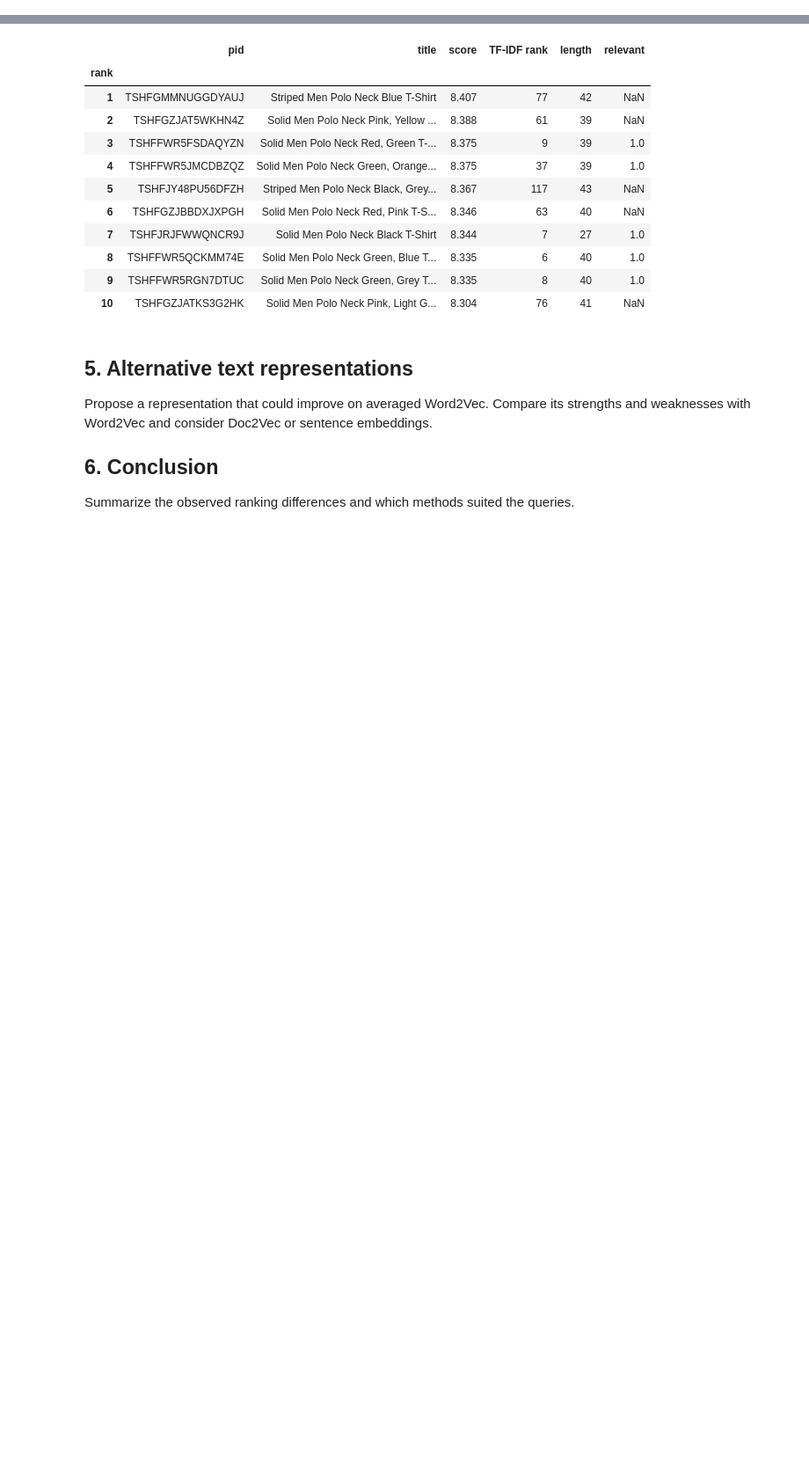
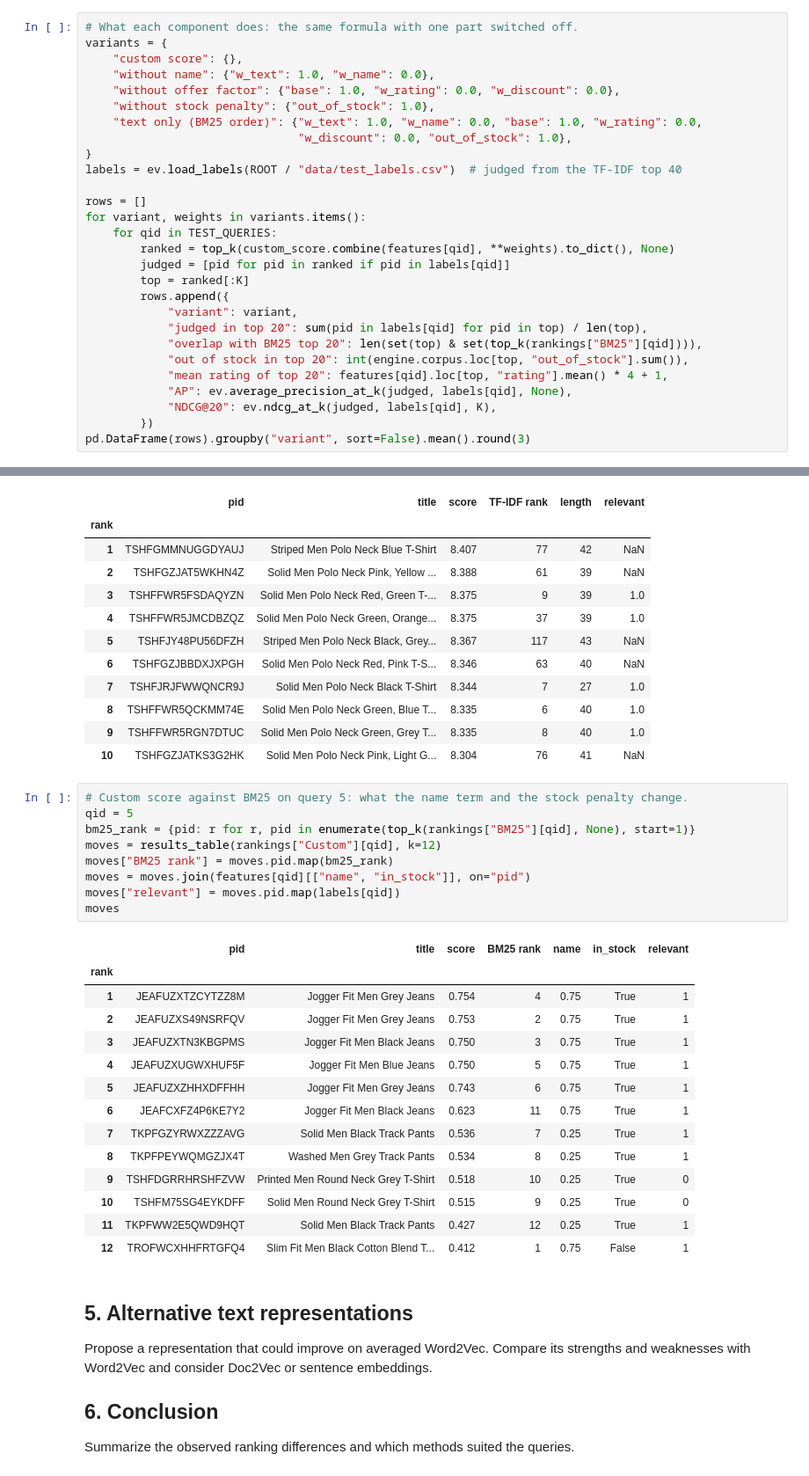
Before and after one commit to uripont/IRWA-2026-u213930-u213920-u215106, a Jupyter notebook: notebooks/part_3.ipynb, the cells around one changed output, grey strips where cells are left out. Shown at 88% size. Saved outputs shown, nothing was run; the diff lists cells and outputs as text; blank space fills up the shorter version.

Commit message:
feat(search): add custom score with its Part 3 report sections

```diff
--- a/notebooks/part_3.ipynb
+++ b/notebooks/part_3.ipynb
@@ -150,0 +222,28 @@ Use `custom_score.py` to define and justify a relevance formula. Consider catalo
+# %%
+# What each component does: the same formula with one part switched off.
+variants = {
+    "custom score": {},
+    "without name": {"w_text": 1.0, "w_name": 0.0},
+    "without offer factor": {"base": 1.0, "w_rating": 0.0, "w_discount": 0.0},
+    "without stock penalty": {"out_of_stock": 1.0},
+    "text only (BM25 order)": {"w_text": 1.0, "w_name": 0.0, "base": 1.0, "w_rating": 0.0,
+                               "w_discount": 0.0, "out_of_stock": 1.0},
+}
+labels = ev.load_labels(ROOT / "data/test_labels.csv")  # judged from the TF-IDF top 40
+
+rows = []
+for variant, weights in variants.items():
+    for qid in TEST_QUERIES:
+        ranked = top_k(custom_score.combine(features[qid], **weights).to_dict(), None)
+        judged = [pid for pid in ranked if pid in labels[qid]]
+        top = ranked[:K]
+        rows.append({
+            "variant": variant,
+            "judged in top 20": sum(pid in labels[qid] for pid in top) / len(top),
+            "overlap with BM25 top 20": len(set(top) & set(top_k(rankings["BM25"][qid]))),
+            "out of stock in top 20": int(engine.corpus.loc[top, "out_of_stock"].sum()),
+            "mean rating of top 20": features[qid].loc[top, "rating"].mean() * 4 + 1,
+            "AP": ev.average_precision_at_k(judged, labels[qid], None),
+            "NDCG@20": ev.ndcg_at_k(judged, labels[qid], K),
+        })
+pd.DataFrame(rows).groupby("variant", sort=False).mean().round(3)
@@ -352,6 +459,30 @@ moves
 | 8 | TSHFFWR5QCKMM74E | Solid Men Polo Neck Green, Blue T... | 8.335 | 6 | 40 | 1.0 |
 | 9 | TSHFFWR5RGN7DTUC | Solid Men Polo Neck Green, Grey T... | 8.335 | 8 | 40 | 1.0 |
 | 10 | TSHFGZJATKS3G2HK | Solid Men Polo Neck Pink, Light G... | 8.304 | 76 | 41 | NaN |
+# %%
+# Custom score against BM25 on query 5: what the name term and the stock penalty change.
+qid = 5
+bm25_rank = {pid: r for r, pid in enumerate(top_k(rankings["BM25"][qid], None), start=1)}
+moves = results_table(rankings["Custom"][qid], k=12)
+moves["BM25 rank"] = moves.pid.map(bm25_rank)
+moves = moves.join(features[qid][["name", "in_stock"]], on="pid")
+moves["relevant"] = moves.pid.map(labels[qid])
+moves
+# %% [output]
+|  | pid | title | score | BM25 rank | name | in_stock | relevant |
+| rank |  |  |  |  |  |  |  |
+| 1 | JEAFUZXTZCYTZZ8M | Jogger Fit Men Grey Jeans | 0.754 | 4 | 0.75 | True | 1 |
+| 2 | JEAFUZXS49NSRFQV | Jogger Fit Men Grey Jeans | 0.753 | 2 | 0.75 | True | 1 |
+| 3 | JEAFUZXTN3KBGPMS | Jogger Fit Men Black Jeans | 0.750 | 3 | 0.75 | True | 1 |
+| 4 | JEAFUZXUGWXHUF5F | Jogger Fit Men Blue Jeans | 0.750 | 5 | 0.75 | True | 1 |
+| 5 | JEAFUZXZHHXDFFHH | Jogger Fit Men Grey Jeans | 0.743 | 6 | 0.75 | True | 1 |
+| 6 | JEAFCXFZ4P6KE7Y2 | Jogger Fit Men Black Jeans | 0.623 | 11 | 0.75 | True | 1 |
+| 7 | TKPFGZYRWXZZZAVG | Solid Men Black Track Pants | 0.536 | 7 | 0.25 | True | 1 |
+| 8 | TKPFPEYWQMGZJX4T | Washed Men Grey Track Pants | 0.534 | 8 | 0.25 | True | 1 |
+| 9 | TSHFDGRRHRSHFZVW | Printed Men Round Neck Grey T-Shirt | 0.518 | 10 | 0.25 | True | 0 |
+| 10 | TSHFM75SG4EYKDFF | Solid Men Round Neck Grey T-Shirt | 0.515 | 9 | 0.25 | True | 0 |
+| 11 | TKPFWW2E5QWD9HQT | Solid Men Black Track Pants | 0.427 | 12 | 0.25 | True | 1 |
+| 12 | TROFWCXHHFRTGFQ4 | Slim Fit Men Black Cotton Blend T... | 0.412 | 1 | 0.75 | False | 1 |
 # %% [markdown]
 ## 5. Alternative text representations
 
```
Also changed, not shown: parts of 3 cells of this notebook, 3 other files.
